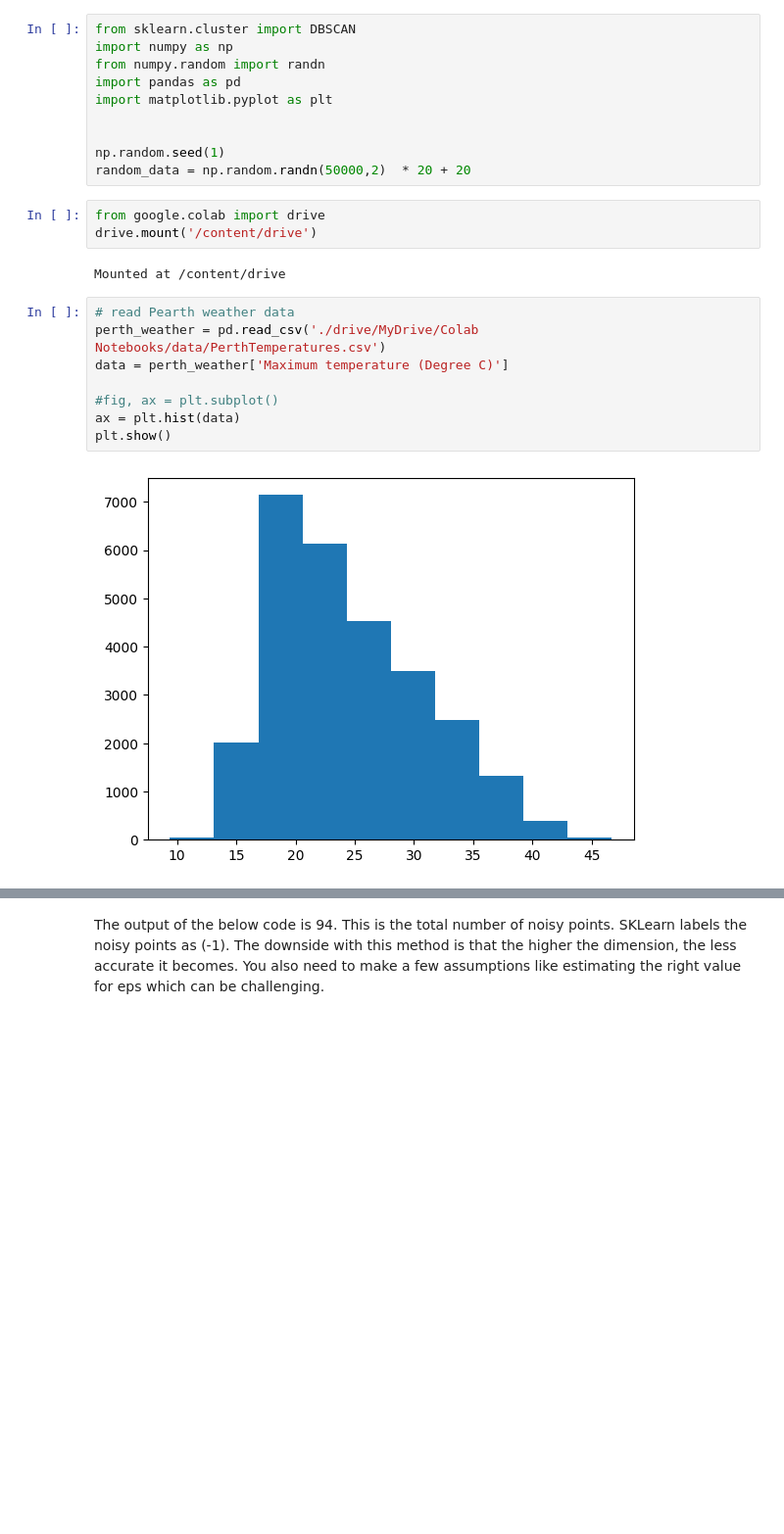
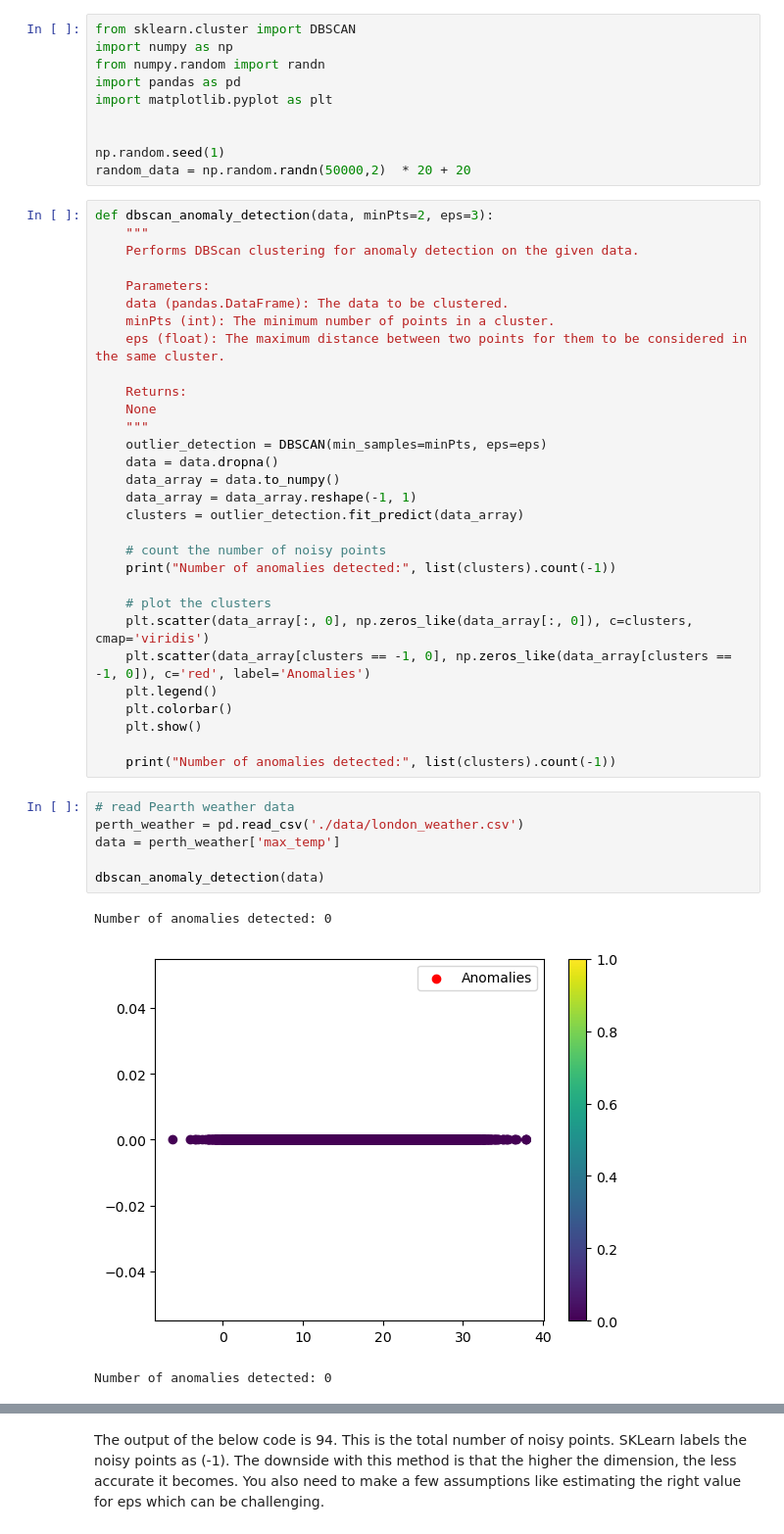
Before and after one commit to Dansk04/AML, a Jupyter notebook: Ex3.DBScanClustering_work.ipynb, the cells around one changed output, grey strips where cells are left out. Shown: that part at 98% size. Saved outputs shown, nothing was run; the diff lists cells and outputs as text; blank space fills up the shorter version.

```diff
--- a/Ex3.DBScanClustering_work.ipynb
+++ b/Ex3.DBScanClustering_work.ipynb
@@ -54,20 +54,45 @@ import matplotlib.pyplot as plt
 
 np.random.seed(1)
 random_data = np.random.randn(50000,2)  * 20 + 20
-# %%
-from google.colab import drive
-drive.mount('/content/drive')
-# %% [output]
-Mounted at /content/drive
+# %%
+def dbscan_anomaly_detection(data, minPts=2, eps=3):
+    """
+    Performs DBScan clustering for anomaly detection on the given data.
+
+    Parameters:
+    data (pandas.DataFrame): The data to be clustered.
+    minPts (int): The minimum number of points in a cluster.
+    eps (float): The maximum distance between two points for them to be considered in the same cluster.
+
+    Returns:
+    None
+    """
+    outlier_detection = DBSCAN(min_samples=minPts, eps=eps)
+    data = data.dropna()
+    data_array = data.to_numpy()
+    data_array = data_array.reshape(-1, 1)
+    clusters = outlier_detection.fit_predict(data_array)
+
+    # count the number of noisy points
+    print("Number of anomalies detected:", list(clusters).count(-1))
+
+    # plot the clusters
+    plt.scatter(data_array[:, 0], np.zeros_like(data_array[:, 0]), c=clusters, cmap='viridis')
+    plt.scatter(data_array[clusters == -1, 0], np.zeros_like(data_array[clusters == -1, 0]), c='red', label='Anomalies')
+    plt.legend()
+    plt.colorbar()
+    plt.show()
+
+    print("Number of anomalies detected:", list(clusters).count(-1))
 # %%
 # read Pearth weather data
-perth_weather = pd.read_csv('./drive/MyDrive/Colab Notebooks/data/PerthTemperatures.csv')
-data = perth_weather['Maximum temperature (Degree C)']
+perth_weather = pd.read_csv('./data/london_weather.csv')
+data = perth_weather['max_temp']
 
-#fig, ax = plt.subplot()
-ax = plt.hist(data)
-plt.show()
+dbscan_anomaly_detection(data)
 # %% [output]
+Number of anomalies detected: 0
-[figure, old version]
+[figure, new version]
+Number of anomalies detected: 0
 # %%
 # read winequality red
```
Also changed, not shown: parts of 3 cells of this notebook, 12 other files.
